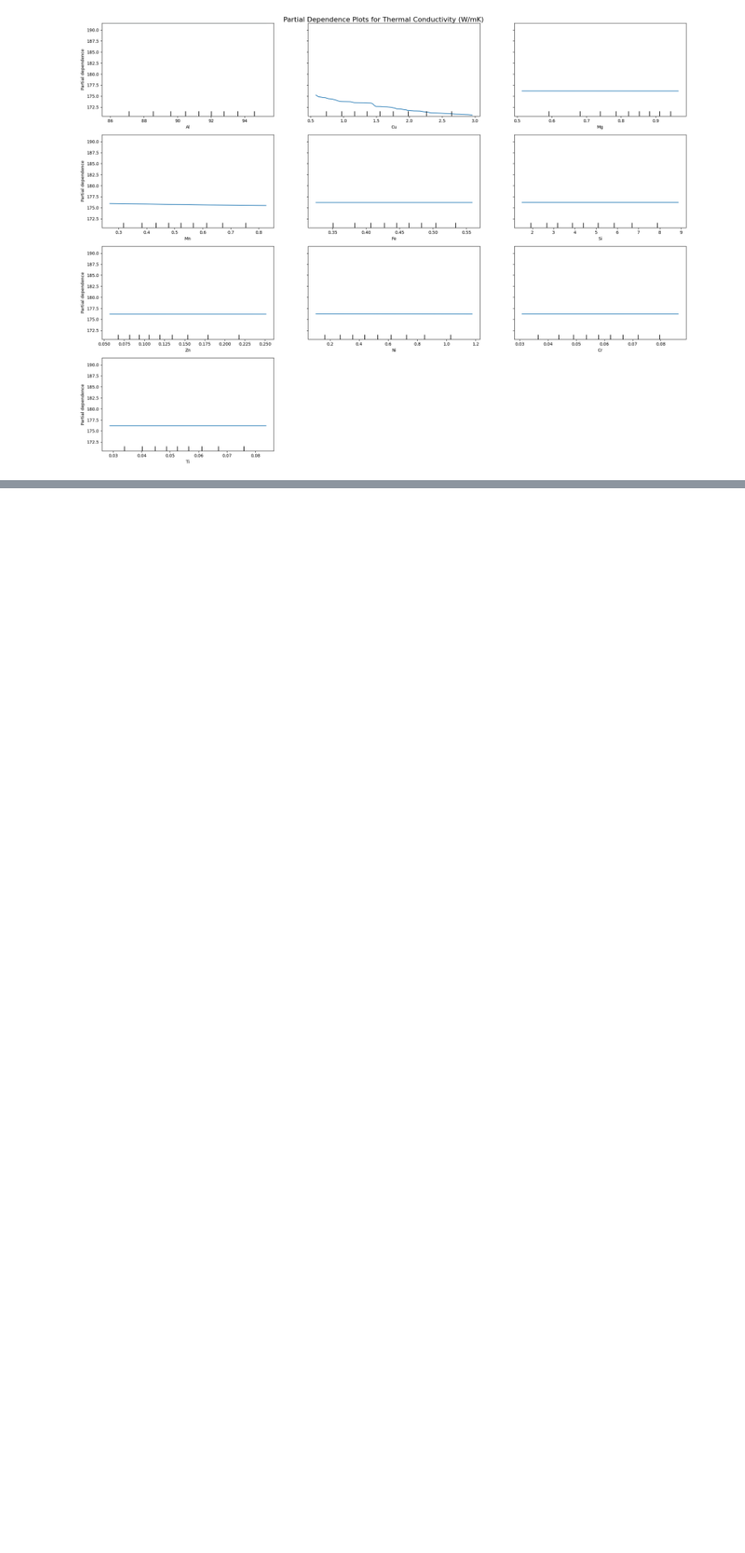
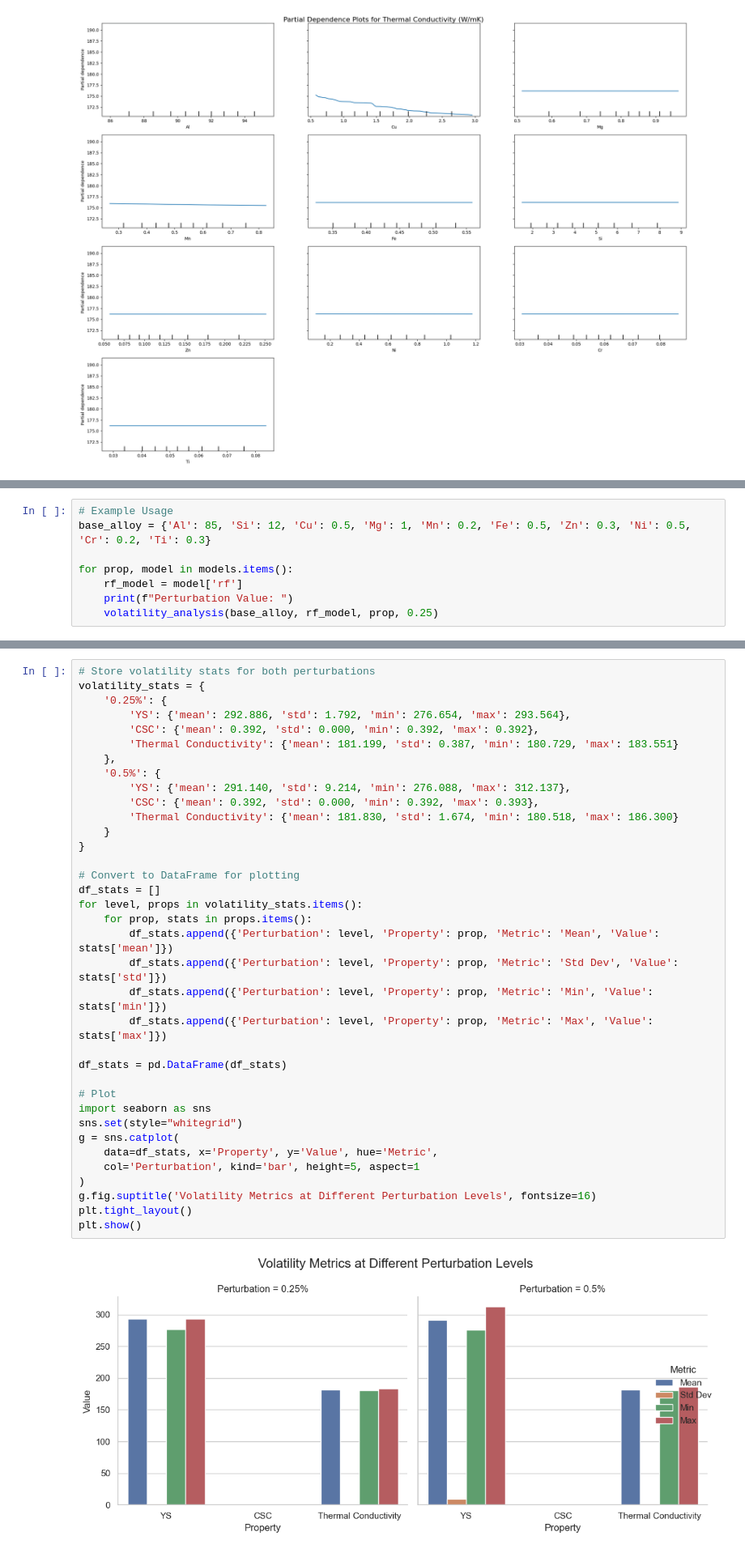
Before and after one commit to warrmu01/2025-IEEE_SciVis-Contest-Mughees, a Jupyter notebook: notebooks/phase5_model_setup.ipynb, the cells around one changed output, grey strips where cells are left out. Shown: that part at 81% size. Drawn from its saved outputs; the diff is of its cells as text; blank space fills up the shorter version.

```diff
--- a/notebooks/phase5_model_setup.ipynb
+++ b/notebooks/phase5_model_setup.ipynb
@@ -308,0 +339,8 @@ plt.show()
+# %%
+# Example Usage
+base_alloy = {'Al': 85, 'Si': 12, 'Cu': 0.5, 'Mg': 1, 'Mn': 0.2, 'Fe': 0.5, 'Zn': 0.3, 'Ni': 0.5, 'Cr': 0.2, 'Ti': 0.3}
+
+for prop, model in models.items():
+    rf_model = model['rf']
+    print(f"Perturbation Value: ")
+    volatility_analysis(base_alloy, rf_model, prop, 0.25)
@@ -308,0 +365,38 @@ plt.show()
+# %%
+# Store volatility stats for both perturbations
+volatility_stats = {
+    '0.25%': {
+        'YS': {'mean': 292.886, 'std': 1.792, 'min': 276.654, 'max': 293.564},
+        'CSC': {'mean': 0.392, 'std': 0.000, 'min': 0.392, 'max': 0.392},
+        'Thermal Conductivity': {'mean': 181.199, 'std': 0.387, 'min': 180.729, 'max': 183.551}
+    },
+    '0.5%': {
+        'YS': {'mean': 291.140, 'std': 9.214, 'min': 276.088, 'max': 312.137},
+        'CSC': {'mean': 0.392, 'std': 0.000, 'min': 0.392, 'max': 0.393},
+        'Thermal Conductivity': {'mean': 181.830, 'std': 1.674, 'min': 180.518, 'max': 186.300}
+    }
+}
+
+# Convert to DataFrame for plotting
+df_stats = []
+for level, props in volatility_stats.items():
+    for prop, stats in props.items():
+        df_stats.append({'Perturbation': level, 'Property': prop, 'Metric': 'Mean', 'Value': stats['mean']})
+        df_stats.append({'Perturbation': level, 'Property': prop, 'Metric': 'Std Dev', 'Value': stats['std']})
+        df_stats.append({'Perturbation': level, 'Property': prop, 'Metric': 'Min', 'Value': stats['min']})
+        df_stats.append({'Perturbation': level, 'Property': prop, 'Metric': 'Max', 'Value': stats['max']})
+
+df_stats = pd.DataFrame(df_stats)
+
+# Plot
+import seaborn as sns
+sns.set(style="whitegrid")
+g = sns.catplot(
+    data=df_stats, x='Property', y='Value', hue='Metric',
+    col='Perturbation', kind='bar', height=5, aspect=1
+)
+g.fig.suptitle('Volatility Metrics at Different Perturbation Levels', fontsize=16)
+plt.tight_layout()
+plt.show()
+# %% [output]
+[figure, added]
```
Also changed, not shown: parts of 3 cells of this notebook.
